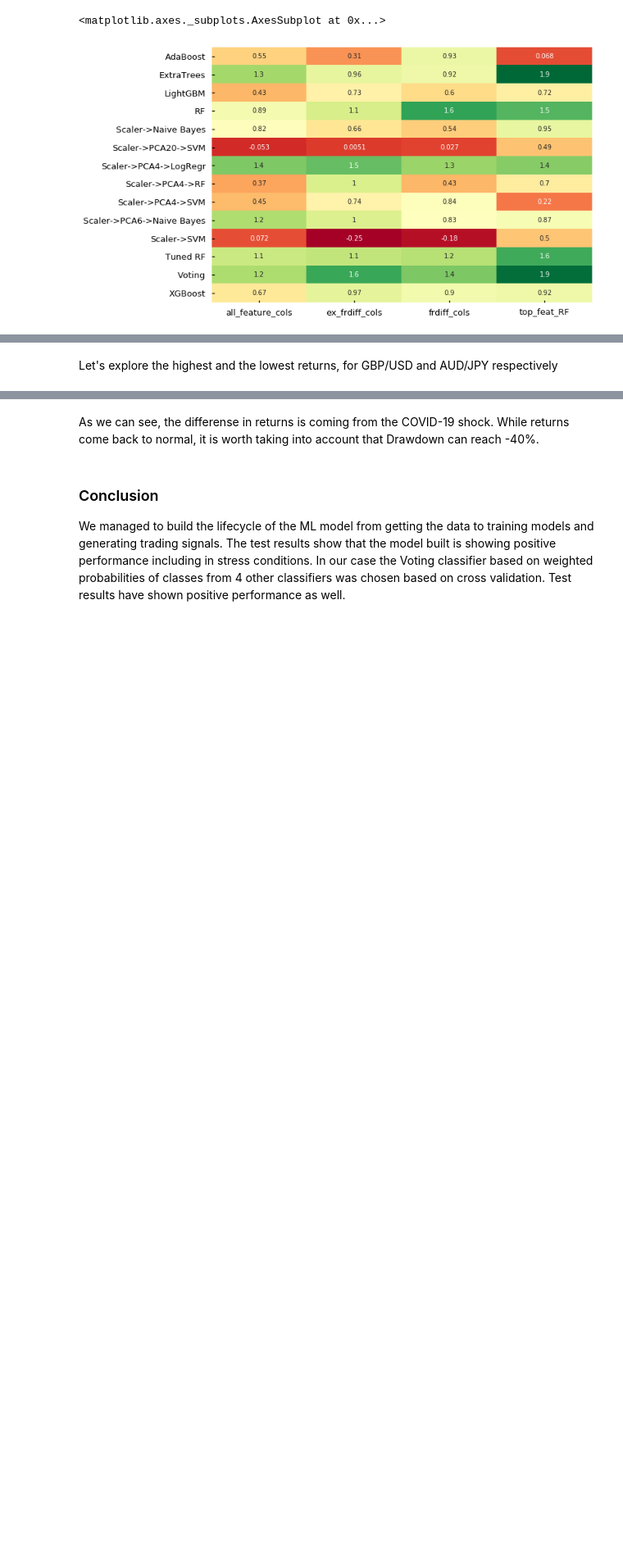
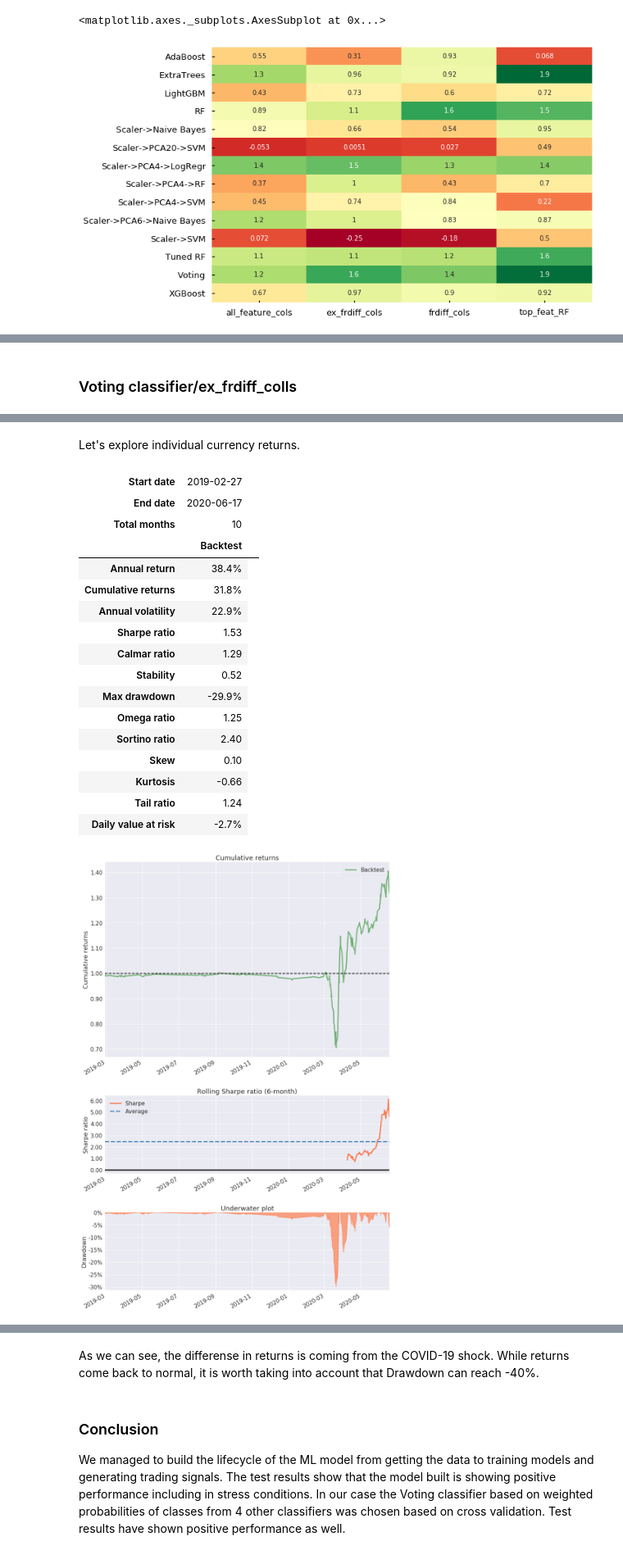
Before and after one commit to schigrinov/capstone, a Jupyter notebook: notebooks/WQU Capstone - Notebook 7 - Training and testing.ipynb, the cells around one changed output, grey strips where cells are left out. Shown at 82% size. Saved outputs shown, nothing was run; the diff lists cells and outputs as text; code cells hidden in the pictures; blank space fills up the shorter version.

```diff
--- a/notebooks/WQU Capstone - Notebook 7 - Training and testing.ipynb
+++ b/notebooks/WQU Capstone - Notebook 7 - Training and testing.ipynb
@@ -292,5 +309,7 @@ Test set has confirmed that this algorythm has shown one of the best results. Wh
 
 Let's explore its returns
+# %% [markdown]
+### Voting classifier/ex_frdiff_colls
 # %%
 model = 'Voting'
 features = 'ex_frdiff_cols'
@@ -312,5 +331,26 @@ Test statistics by currency for Voting
 | Kurtosis | -0.660361 | -0.230849 | -0.879105 | -1.076482 | -0.455018 | -0.514251 | -0.970986 | -0.621314 |
 | Tail ratio | 1.244779 | 0.990369 | 1.060153 | 1.153136 | 1.339435 | 1.136928 | 1.257606 | 1.345015 |
 | Daily value at risk | -0.027471 | -0.021089 | -0.028699 | -0.013528 | -0.019554 | -0.024820 | -0.012908 | -0.016759 |
-# %% [markdown]
-Let's explore the highest and the lowest returns, for GBP/USD and AUD/JPY respectively
+# %% [markdown]
+Let's explore individual currency returns.
+# %%
+create_simple_tear_sheet(rtns_test['AUD/USD'][features][model])
+# %% [output]
+| Start date | 2019-02-27 |  |
+| End date | 2020-06-17 |  |
+| Total months | 10 |  |
+|  | Backtest |
+| Annual return | 38.4% |
+| Cumulative returns | 31.8% |
+| Annual volatility | 22.9% |
+| Sharpe ratio | 1.53 |
+| Calmar ratio | 1.29 |
+| Stability | 0.52 |
+| Max drawdown | -29.9% |
+| Omega ratio | 1.25 |
+| Sortino ratio | 2.40 |
+| Skew | 0.10 |
+| Kurtosis | -0.66 |
+| Tail ratio | 1.24 |
+| Daily value at risk | -2.7% |
+[figure, added]
```
Also changed, not shown: parts of 29 cells of this notebook.
